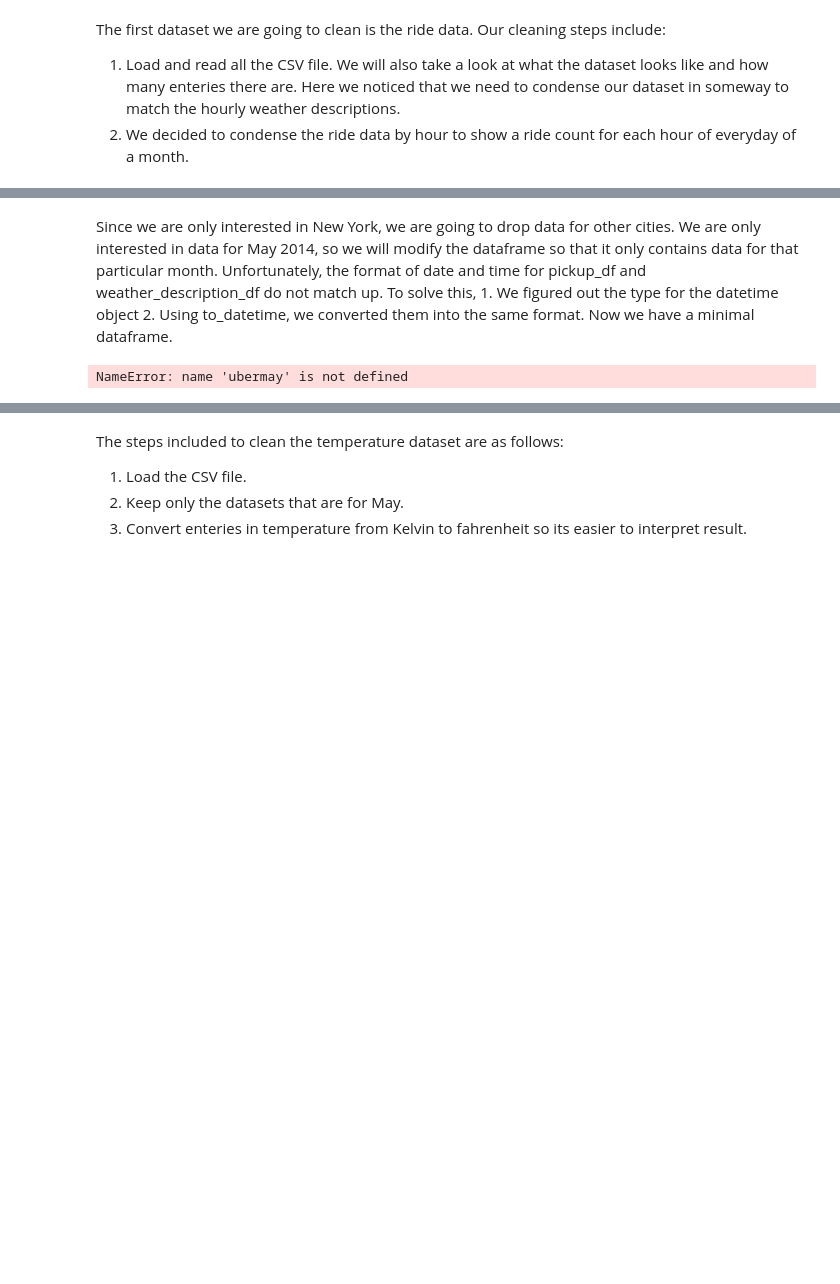
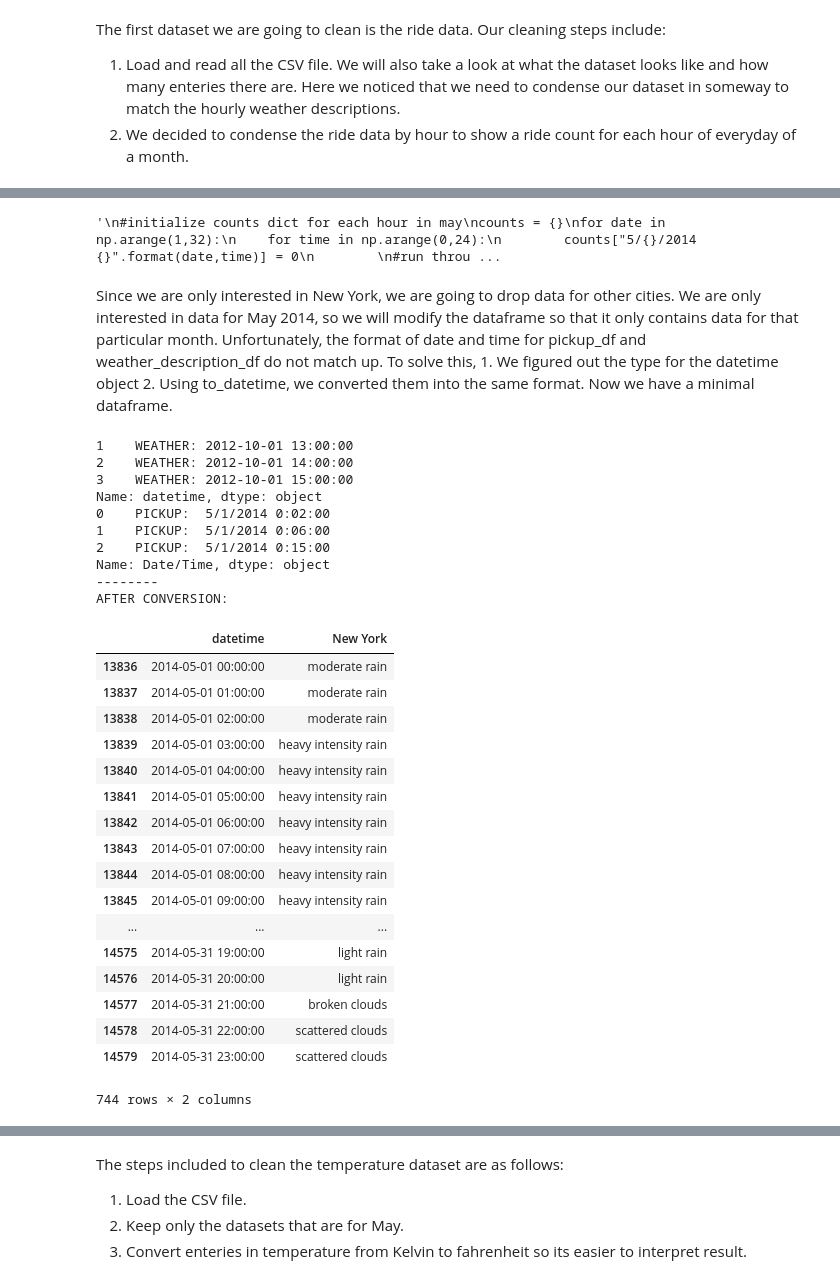
Before and after one commit to zil011/COGS108_Final_Project, a Jupyter notebook: FinalProject.ipynb, the cells around one changed output, grey strips where cells are left out. Drawn from its saved outputs; the diff is of its cells as text; code cells hidden in the pictures; blank space fills up the shorter version.

Commit message:
Added data cleaning code from hourly counts and data vis to final project

```diff
--- a/FinalProject.ipynb
+++ b/FinalProject.ipynb
@@ -90,3 +101,25 @@ print(pickup_df.shape)
+# %%
+#Step 2
+
+#compress all raw ride incidences into a count of rides per hour, and save to separate csv
+'''
+#initialize counts dict for each hour in may
+counts = {}
+for date in np.arange(1,32):
+    for time in np.arange(0,24):
+        counts["5/{}/2014 {}".format(date,time)] = 0
+
+#run through raw data and add each ride to its respective hour within the dict
+for index, row in pickup_df.iterrows():
+        counts[row[0][:row[0].index(":")]] += 1
+
+#save counts dict as csv
+with open('uber_hourly_counts_may.csv', 'w') as f:
+    for key in counts.keys():
+        f.write("%s,%s\n"%(key,counts[key]))
+'''
+# %% [output]
+'\n#initialize counts dict for each hour in may\ncounts = {}\nfor date in np.arange(1,32):\n    for time in np.arange(0,24):\n        counts["5/{}/2014 {}".format(date,time)] = 0\n        \n#run throu ...
 # %% [markdown]
 Since we are only interested in New York, we are going to drop data for other cities.
 We are only interested in data for May 2014, so we will modify the dataframe so that it only contains data for that particular month.
@@ -95,19 +128,6 @@ Unfortunately, the format of date and time for pickup_df and weather_description
     2. Using to_datetime, we converted them into the same format.
 Now we have a minimal dataframe.
 # %%
-
-
-# Step 2
-#initialize counts dict for each hour in may
-counts = {}
-for date in np.arange(1,32):
-    for time in np.arange(0,24):
-        counts["5/{}/2014 {}".format(date,time)] = 0
-
-#run through raw data and add each ride to its respective hour within the dict
-for index, row in ubermay.iterrows():
-        counts[row[0][:row[0].index(":")]] += 1
-
 
 weather_description_df = pd.read_csv('weather_description.csv')
 
@@ -121,34 +141,61 @@ weather_description_df = pd.read_csv('weather_description.csv')
 # cleaning data, dropping everything not related to New York City
 weather_description_df = weather_description_df[['datetime','New York']].dropna()
 
 # reading raw data for uber rides
 pickup_df = pickup_df[['Date/Time']]
 pickup_df.head()
 
 
 
 # printing the first element in both data frame to see the format
 print("WEATHER: "+ weather_description_df['datetime'].iloc[:3])
 print("PICKUP:  "+ pickup_df['Date/Time'].iloc[:3])
 
 print("--------")
 '''
 How to drop data whose year and month doesn't match? i.e. dropping rows in which years aren't 2014
 How to format the date so that everything is in sync with each other?
 After cleaning, how to relate trip numbers at a certain time period with that time?
 '''
 #pickup_df['Date/Time'] = datetime.strptime(str, '%m-%d-%y')
 weather_description_df['datetime'] = pd.to_datetime(weather_description_df['datetime'])
 
 # this is how you convert timestamps object to str and use contains with it
 weather_description_df = weather_description_df[weather_description_df['datetime'].astype(str).str.contains('2014-05')]
 pickup_df['Date/Time'] = pd.to_datetime(pickup_df['Date/Time'])
 print("AFTER CONVERSION: ")
 pickup_df['Date/Time']
 #weatherdesc_clean =
 weather_description_df[weather_description_df['datetime'].astype(str).str.contains('2014')]
 # %% [output]
-NameError: name 'ubermay' is not defined
+1    WEATHER: 2012-10-01 13:00:00
+2    WEATHER: 2012-10-01 14:00:00
+3    WEATHER: 2012-10-01 15:00:00
+Name: datetime, dtype: object
+0    PICKUP:  5/1/2014 0:02:00
+1    PICKUP:  5/1/2014 0:06:00
+2    PICKUP:  5/1/2014 0:15:00
+Name: Date/Time, dtype: object
+--------
+AFTER CONVERSION:
+|  | datetime | New York |
+| 13836 | 2014-05-01 00:00:00 | moderate rain |
+| 13837 | 2014-05-01 01:00:00 | moderate rain |
+| 13838 | 2014-05-01 02:00:00 | moderate rain |
+| 13839 | 2014-05-01 03:00:00 | heavy intensity rain |
+| 13840 | 2014-05-01 04:00:00 | heavy intensity rain |
+| 13841 | 2014-05-01 05:00:00 | heavy intensity rain |
+| 13842 | 2014-05-01 06:00:00 | heavy intensity rain |
+| 13843 | 2014-05-01 07:00:00 | heavy intensity rain |
+| 13844 | 2014-05-01 08:00:00 | heavy intensity rain |
+| 13845 | 2014-05-01 09:00:00 | heavy intensity rain |
+| ... | ... | ... |
+| 14575 | 2014-05-31 19:00:00 | light rain |
+| 14576 | 2014-05-31 20:00:00 | light rain |
+| 14577 | 2014-05-31 21:00:00 | broken clouds |
+| 14578 | 2014-05-31 22:00:00 | scattered clouds |
+| 14579 | 2014-05-31 23:00:00 | scattered clouds |
+744 rows × 2 columns
 # %%
 # calling count() on the column containing New York data to see the specific content for weather description
 description_item = weather_description_df.groupby(["New York"]).count()
```
Also changed, not shown: parts of 7 cells of this notebook.
